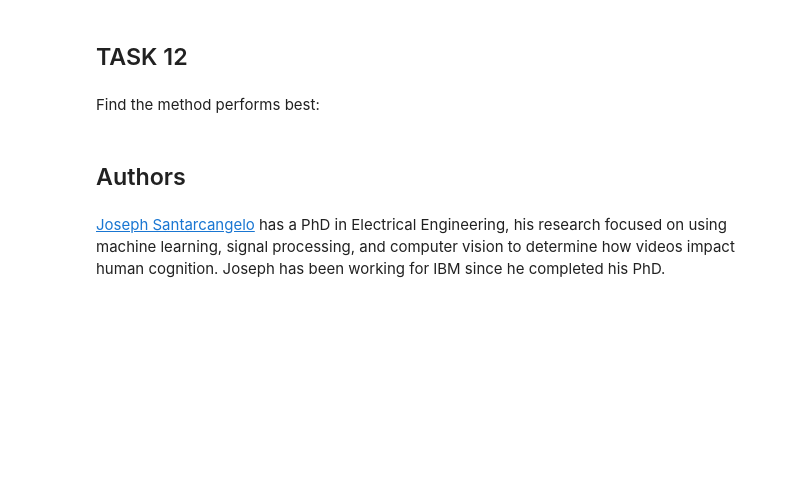
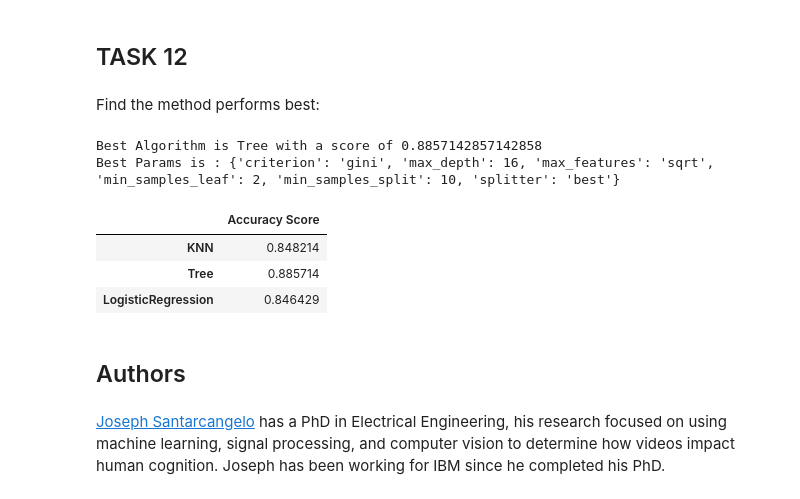
Before and after one commit to AdeetyaU/IBM-Data-Science-Capstone, a Jupyter notebook: ML Predictions.ipynb, the cells around one changed output. Drawn from its saved outputs; the diff is of its cells as text; code cells hidden in the pictures; blank space fills up the shorter version.

```diff
--- a/ML Predictions.ipynb
+++ b/ML Predictions.ipynb
@@ -315,6 +315,26 @@ plot_confusion_matrix(Y_test,yhat)
 ## TASK  12
 # %% [markdown]
 Find the method performs best:
+# %%
+algorithms = {'KNN':knn_cv.best_score_,'Tree':tree_cv.best_score_,'LogisticRegression':logreg_cv.best_score_}
+algodict = pd.DataFrame(algorithms,index=[0]).transpose()
+algodict.columns= ['Accuracy Score']
+bestalgorithm = max(algorithms, key=algorithms.get)
+print('Best Algorithm is',bestalgorithm,'with a score of',algorithms[bestalgorithm])
+if bestalgorithm == 'Tree':
+    print('Best Params is :',tree_cv.best_params_)
+if bestalgorithm == 'KNN':
+    print('Best Params is :',knn_cv.best_params_)
+if bestalgorithm == 'LogisticRegression':
+    print('Best Params is :',logreg_cv.best_params_)
+algodict
+# %% [output]
+Best Algorithm is Tree with a score of 0.8857142857142858
+Best Params is : {'criterion': 'gini', 'max_depth': 16, 'max_features': 'sqrt', 'min_samples_leaf': 2, 'min_samples_split': 10, 'splitter': 'best'}
+|  | Accuracy Score |
+| KNN | 0.848214 |
+| Tree | 0.885714 |
+| LogisticRegression | 0.846429 |
 # %% [markdown]
 ## Authors
 # %% [markdown]
```
Also changed, not shown: parts of 3 cells of this notebook.
